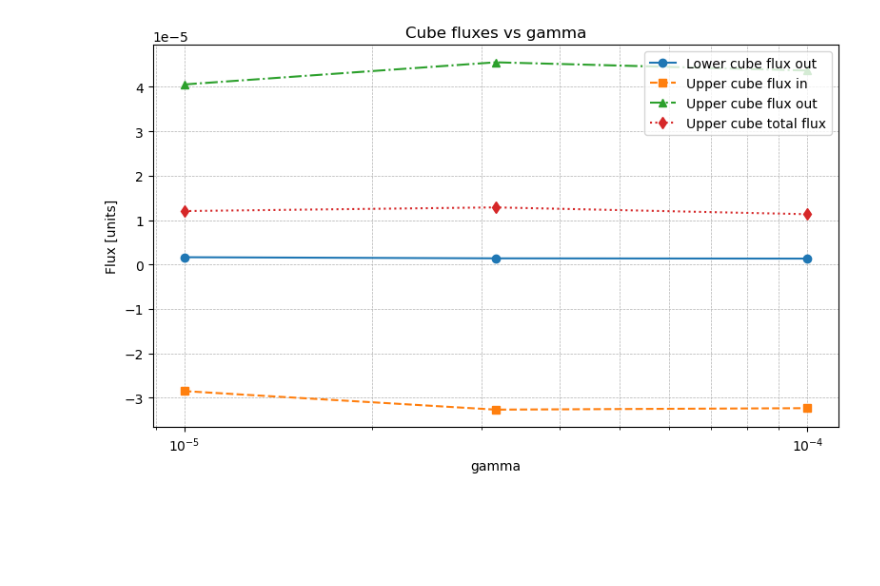
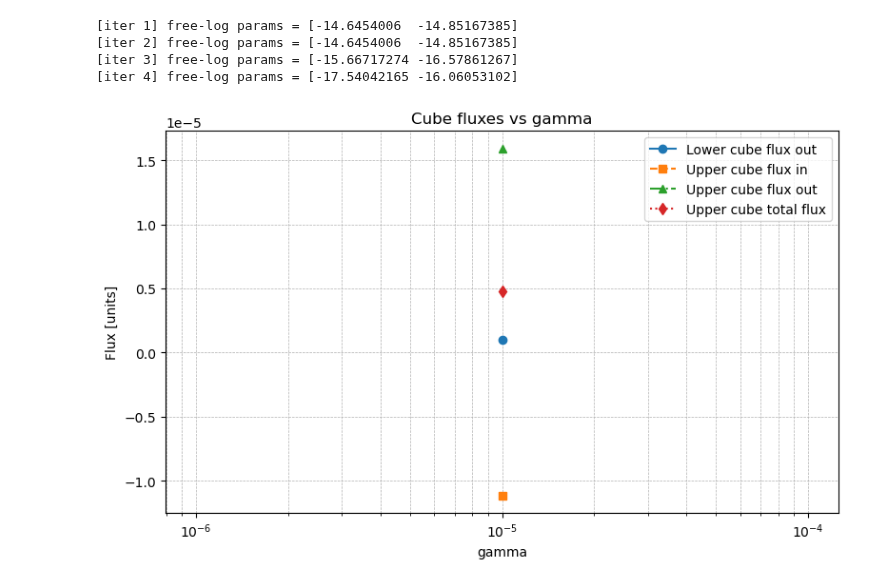
Before and after one commit to isosafrasaurus/multihepatic, a Jupyter notebook: 3d_1d_dckr.ipynb, the cells around one changed output. Drawn from its saved outputs; the diff is of its cells as text; code cells hidden in the pictures; blank space fills up the shorter version.

Commit message:
Consensus plot pdgen

```diff
--- a/3d_1d_dckr.ipynb
+++ b/3d_1d_dckr.ipynb
@@ -13,7 +15,7 @@ sys.path.append(SOURCE_PATH)
 # %%
 import numpy as np
-import single_sweep
-df = single_sweep.run_sweep("gamma", np.logspace(-5, -4, 3), 5.0e-6)
+import consensus_sweep
+df = consensus_sweep.run_sweep("gamma", np.logspace(-5, -4, 1), 5.0e-6, SOURCE_PATH, maxiter_o = 5, maxiter_warmup = 5)
 
 import matplotlib.pyplot as plt
 
@@ -47 +51,5 @@ plt.show()
+[iter 1] free-log params = [-14.6454006  -14.85167385]
+[iter 2] free-log params = [-14.6454006  -14.85167385]
+[iter 3] free-log params = [-15.66717274 -16.57861267]
+[iter 4] free-log params = [-17.54042165 -16.06053102]
-[figure, old version]
+[figure, new version]
```
Also changed, not shown: parts of 2 cells of this notebook, 2 other files.
